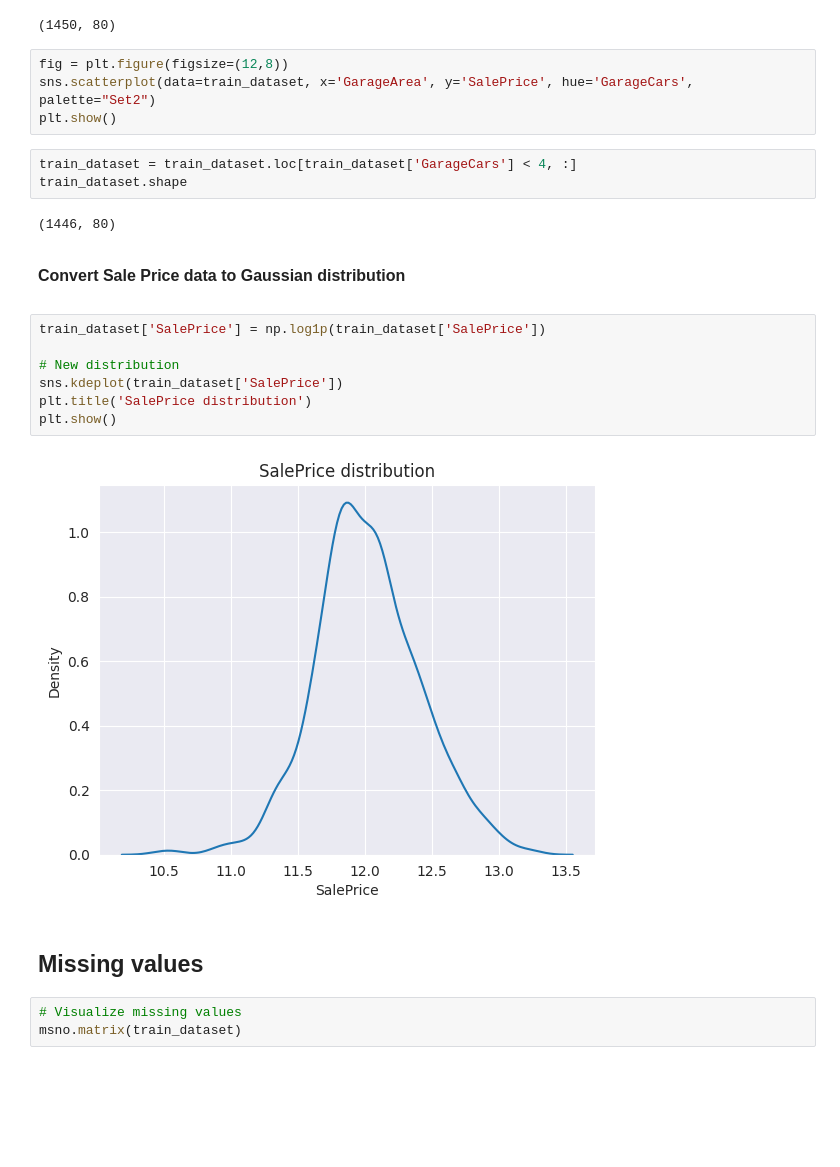
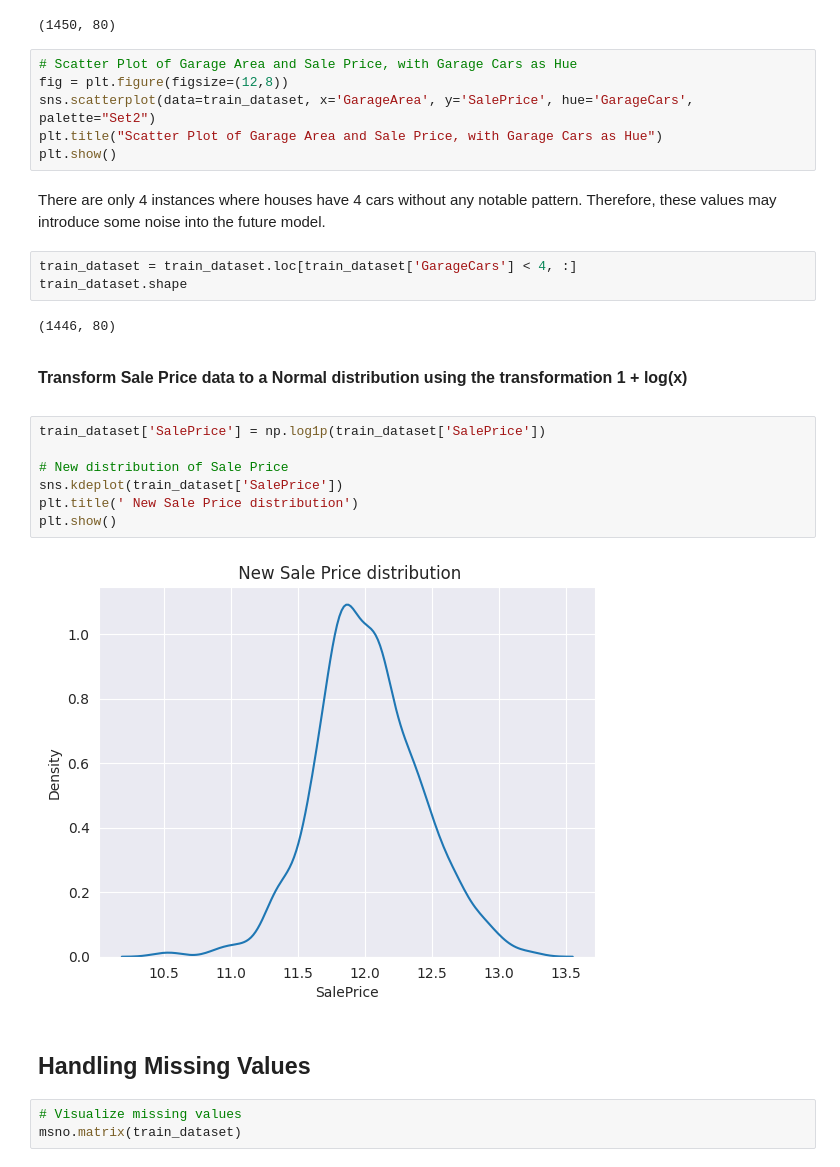
Before and after one commit to EnriqManComp/kaggle-competitions, a Jupyter notebook: house-prices-kaggle-competition.ipynb, the cells around one changed output. Cells and saved outputs as stored; diff of their text form; blank space fills up the shorter version.

Commit message:
Kaggle Notebook | House-Prices-Kaggle-Competition | Final Version

```diff
--- a/house-prices-kaggle-competition.ipynb
+++ b/house-prices-kaggle-competition.ipynb
@@ -85,27 +150,31 @@ train_dataset.shape
 # %% [output]
 (1450, 80)
 # %%
+# Scatter Plot of Garage Area and Sale Price, with Garage Cars as Hue
 fig = plt.figure(figsize=(12,8))
 sns.scatterplot(data=train_dataset, x='GarageArea', y='SalePrice', hue='GarageCars', palette="Set2")
+plt.title("Scatter Plot of Garage Area and Sale Price, with Garage Cars as Hue")
 plt.show()
+# %% [markdown]
+There are only 4 instances where houses have 4 cars without any notable pattern. Therefore, these values may introduce some noise into the future model.
 # %%
 train_dataset = train_dataset.loc[train_dataset['GarageCars'] < 4, :]
 train_dataset.shape
 # %% [output]
 (1446, 80)
 # %% [markdown]
-**<p style="font-size:16px">Convert Sale Price data to Gaussian distribution</p>**
+**<p style="font-size:16px">Transform Sale Price data to a Normal distribution using the transformation 1 + log(x)</p>**
 # %%
 train_dataset['SalePrice'] = np.log1p(train_dataset['SalePrice'])
 
-# New distribution
+# New distribution of Sale Price
 sns.kdeplot(train_dataset['SalePrice'])
-plt.title('SalePrice distribution')
+plt.title(' New Sale Price distribution')
 plt.show()
 # %% [output]
-[figure, old version]
+[figure, new version]
 # %% [markdown]
-## Missing values
+## Handling Missing Values
 # %%
 # Visualize missing values
 msno.matrix(train_dataset)
```
Also changed, not shown: parts of 78 cells of this notebook.
